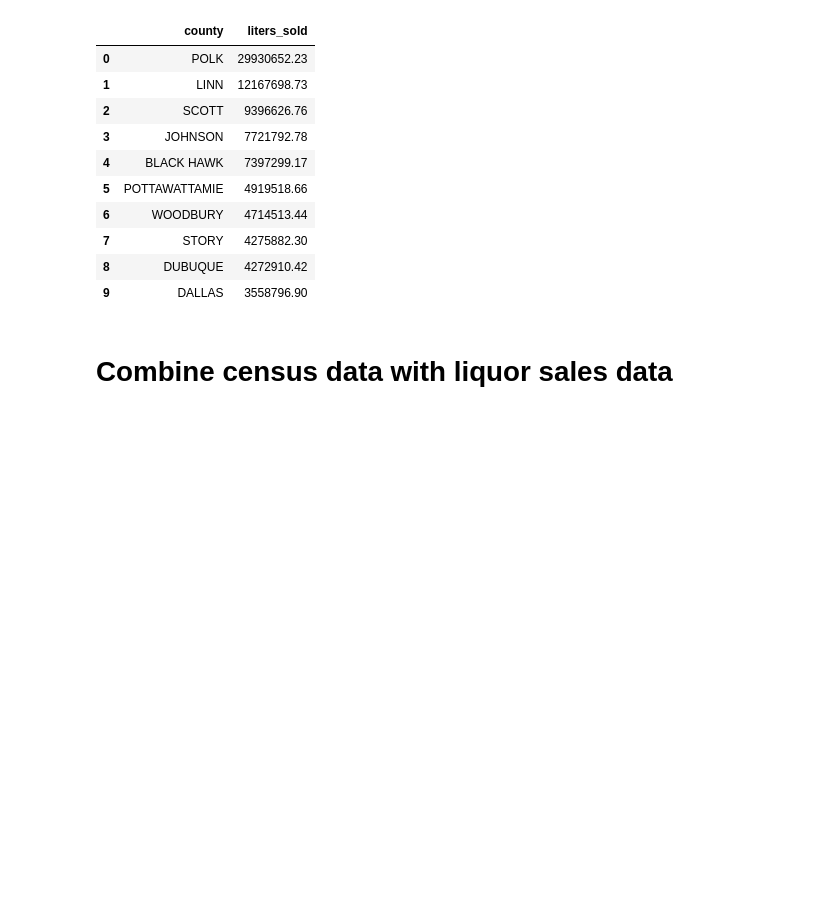
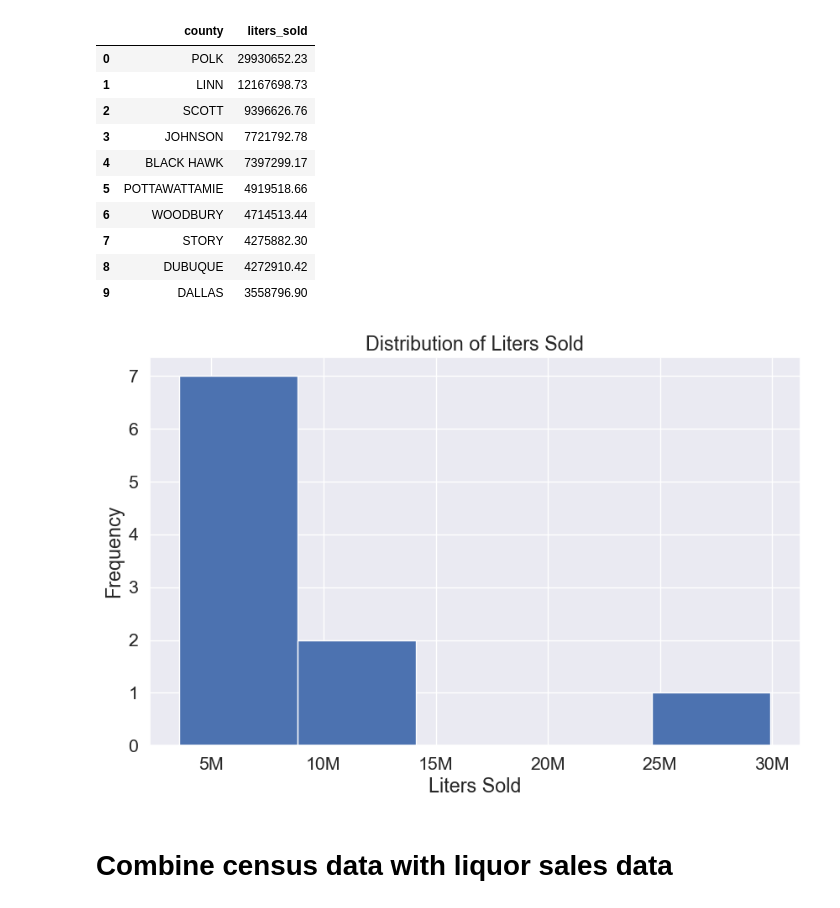
Before and after one commit to amoutafian/iowa_liquor_project, a Jupyter notebook: Iowa _liquor_exploratory_analysis.ipynb, the cells around one changed output. Saved outputs shown, nothing was run; the diff lists cells and outputs as text; code cells hidden in the pictures; blank space fills up the shorter version.

```diff
--- a/Iowa _liquor_exploratory_analysis.ipynb
+++ b/Iowa _liquor_exploratory_analysis.ipynb
@@ -125,6 +126,27 @@ liters_per_county_df
 | 7 | STORY | 4275882.30 |
 | 8 | DUBUQUE | 4272910.42 |
 | 9 | DALLAS | 3558796.90 |
+# %%
+# Plotting the histogram
+plt.figure(figsize=(10, 6))  # Optional: Specifies the figure size
+liters_per_county_df['liters_sold'].hist(bins=5)  # 'bins' controls the number of bins
+
+plt.title('Distribution of Liters Sold')  # Setting the title of the histogram
+plt.xlabel('Liters Sold')  # Label for the x-axis
+plt.ylabel('Frequency')  # Label for the y-axis
+
+# Custom formatter function to reformat tick values
+def reformat_large_tick_values(tick_val, pos):
+    if tick_val >= 1000000:
+        val = int(tick_val / 1000000)
+        return f'{val}M'
+    else:
+        return tick_val
+plt.gca().xaxis.set_major_formatter(ticker.FuncFormatter(reformat_large_tick_values))
+
+plt.show()  # Displays the plot
+# %% [output]
+[figure, added]
 # %% [markdown]
 # Combine census data with liquor sales data
 # %%
```
Also changed, not shown: parts of 1 cell of this notebook, 1 other file.
